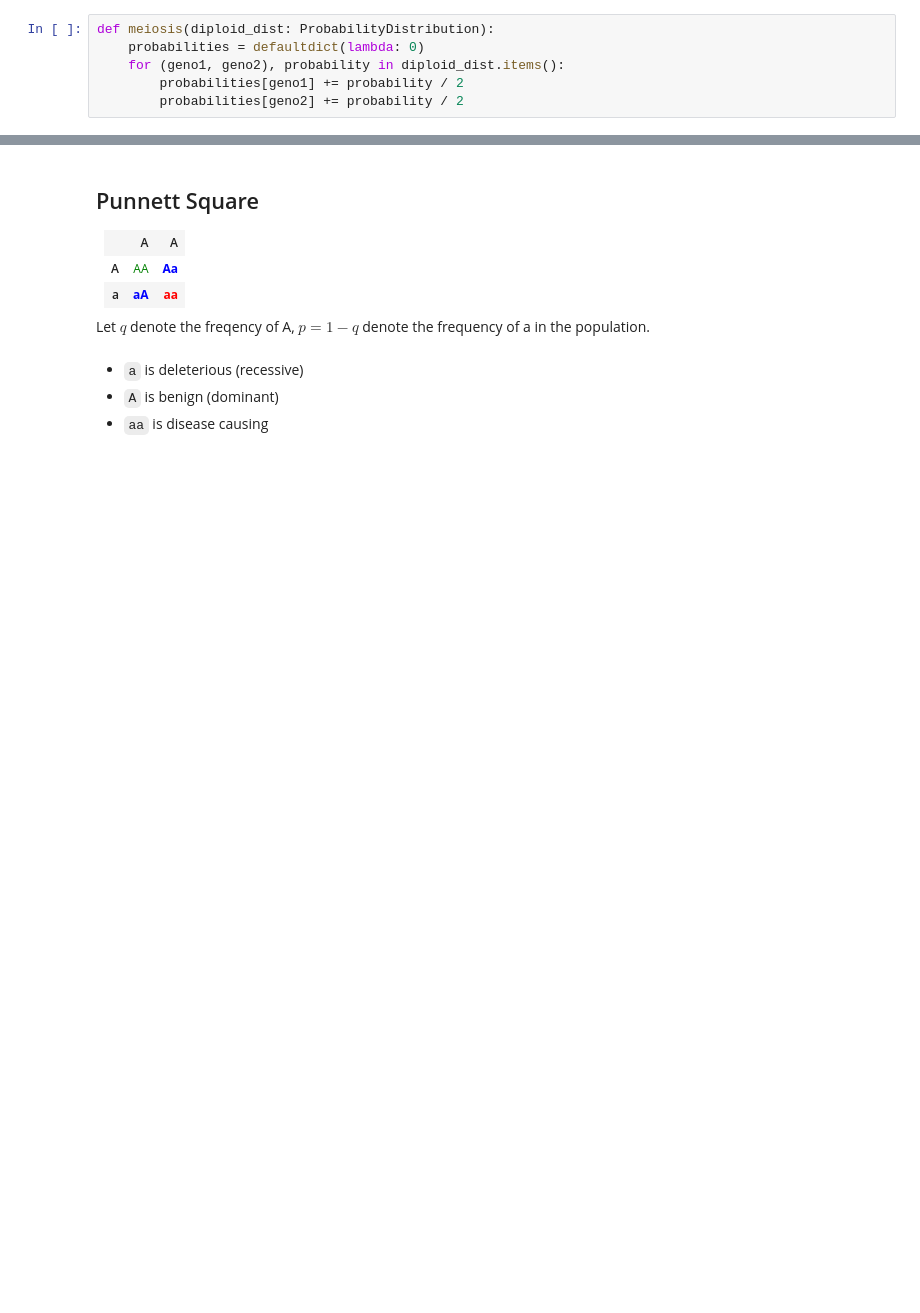
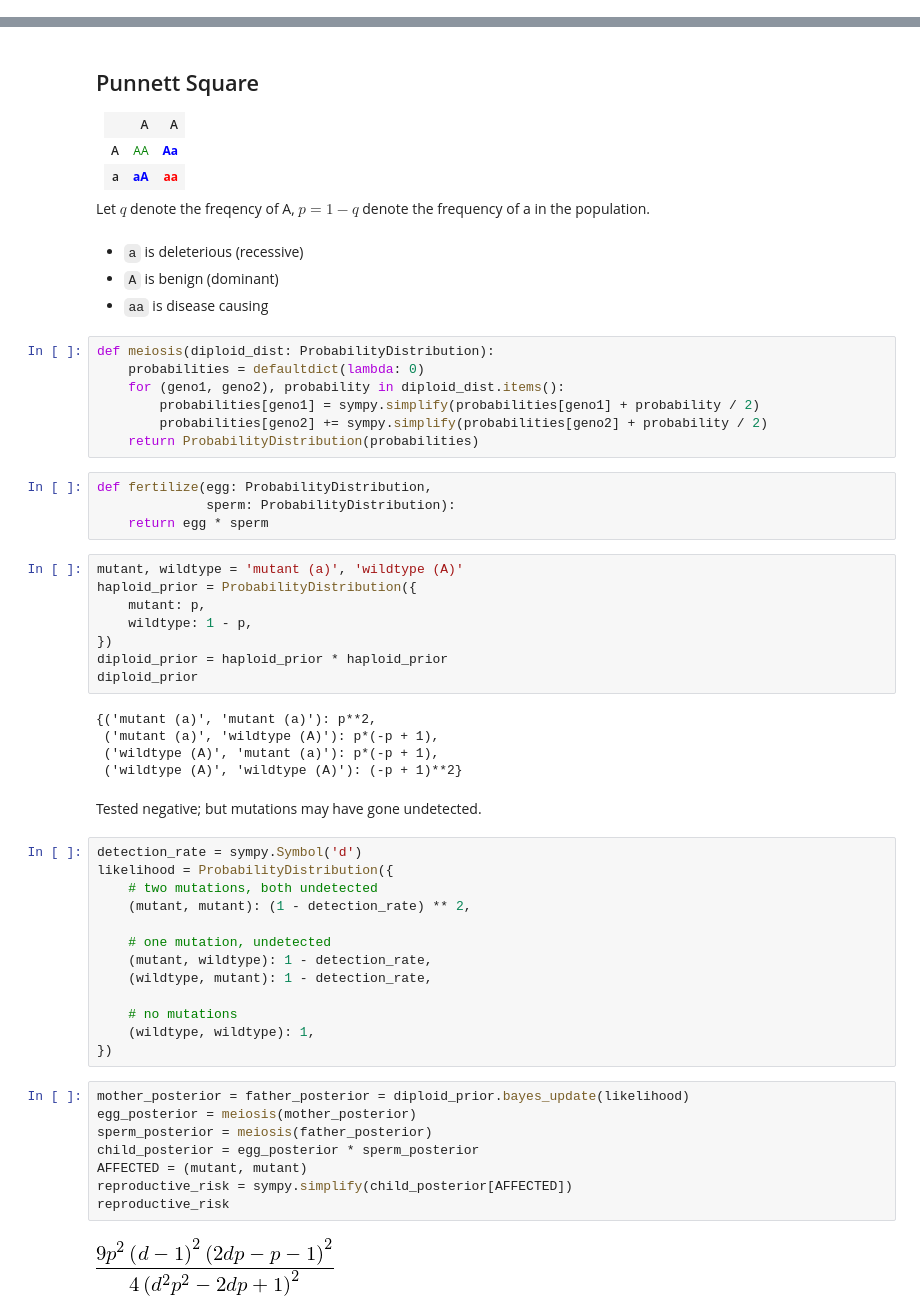
Before and after one commit to lucaswiman/stuff, a Jupyter notebook: documents/20180424--sympy-pyninsula-talk/Pyninsula talk.ipynb, the cells around one changed output, grey strips where cells are left out. Cells and saved outputs as stored; diff of their text form; blank space fills up the shorter version.

```diff
--- a/documents/20180424--sympy-pyninsula-talk/Pyninsula talk.ipynb
+++ b/documents/20180424--sympy-pyninsula-talk/Pyninsula talk.ipynb
@@ -141,12 +143,6 @@ ten_tosses.P(at_least_seven_heads)
 ## Sexual Reproduction 🐦🐝
 - _Meiosis_ forms haploid sperm/egg cells.
 - Probability of a particular mutation being transmitted is 50%
-# %%
-def meiosis(diploid_dist: ProbabilityDistribution):
-    probabilities = defaultdict(lambda: 0)
-    for (geno1, geno2), probability in diploid_dist.items():
-        probabilities[geno1] += probability / 2
-        probabilities[geno2] += probability / 2
 # %% [markdown]
 ## Sexual Reproduction 🐦🐝 (cont'd)
 - _Fertilization_ of egg/sperm generates a diploid cell.
@@ -180,3 +172,52 @@ Let $q$ denote the freqency of A, $p=1-q$ denote the frequency of a in the popul
 - `a` is deleterious (recessive)
 - `A` is benign (dominant)
 - `aa` is disease causing
+# %%
+def meiosis(diploid_dist: ProbabilityDistribution):
+    probabilities = defaultdict(lambda: 0)
+    for (geno1, geno2), probability in diploid_dist.items():
+        probabilities[geno1] = sympy.simplify(probabilities[geno1] + probability / 2)
+        probabilities[geno2] += sympy.simplify(probabilities[geno2] + probability / 2)
+    return ProbabilityDistribution(probabilities)
+# %%
+def fertilize(egg: ProbabilityDistribution,
+              sperm: ProbabilityDistribution):
+    return egg * sperm
+# %%
+mutant, wildtype = 'mutant (a)', 'wildtype (A)'
+haploid_prior = ProbabilityDistribution({
+    mutant: p,
+    wildtype: 1 - p,
+})
+diploid_prior = haploid_prior * haploid_prior
+diploid_prior
+# %% [output]
+{('mutant (a)', 'mutant (a)'): p**2,
+ ('mutant (a)', 'wildtype (A)'): p*(-p + 1),
+ ('wildtype (A)', 'mutant (a)'): p*(-p + 1),
+ ('wildtype (A)', 'wildtype (A)'): (-p + 1)**2}
+# %% [markdown]
+Tested negative; but mutations may have gone undetected.
+# %%
+detection_rate = sympy.Symbol('d')
+likelihood = ProbabilityDistribution({
+    # two mutations, both undetected
+    (mutant, mutant): (1 - detection_rate) ** 2,
+
+    # one mutation, undetected
+    (mutant, wildtype): 1 - detection_rate,
+    (wildtype, mutant): 1 - detection_rate,
+
+    # no mutations
+    (wildtype, wildtype): 1,
+})
+# %%
+mother_posterior = father_posterior = diploid_prior.bayes_update(likelihood)
+egg_posterior = meiosis(mother_posterior)
+sperm_posterior = meiosis(father_posterior)
+child_posterior = egg_posterior * sperm_posterior
+AFFECTED = (mutant, mutant)
+reproductive_risk = sympy.simplify(child_posterior[AFFECTED])
+reproductive_risk
+# %% [output]
+[figure, added]
```
Also changed, not shown: parts of 8 cells of this notebook.
